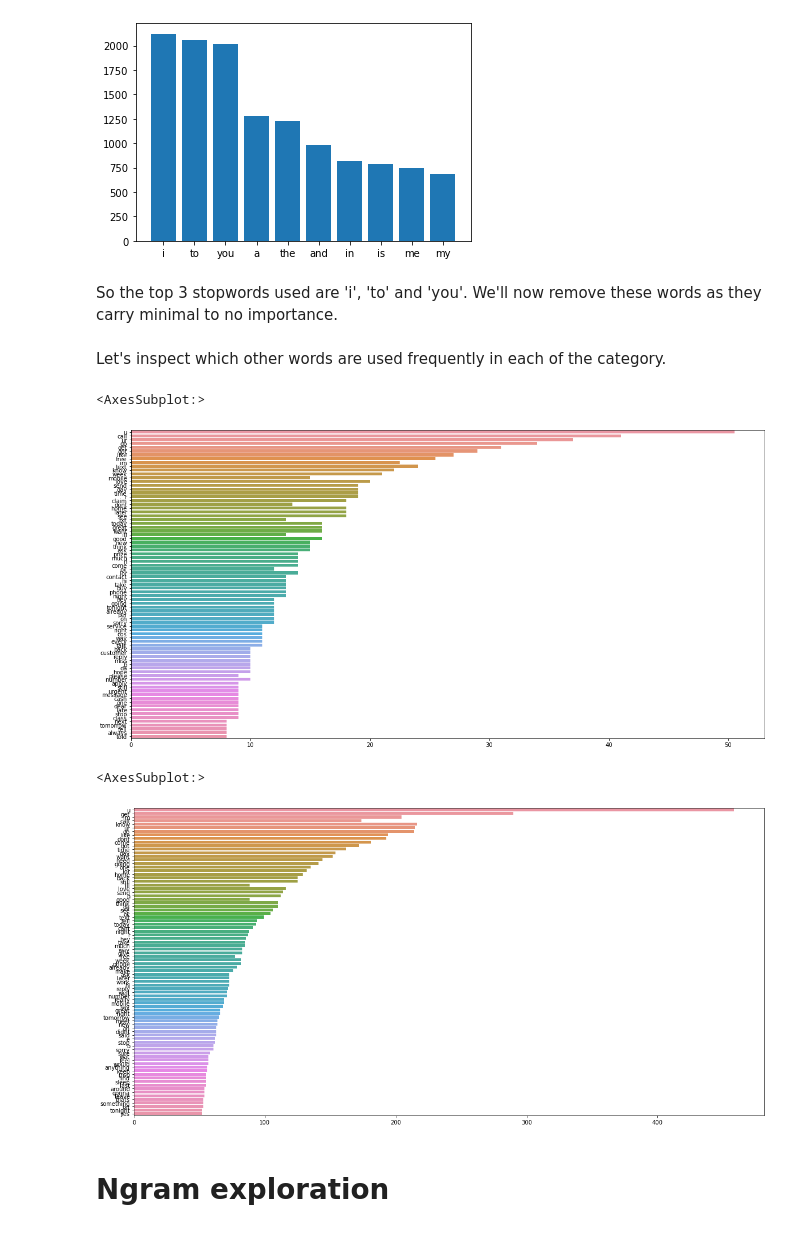
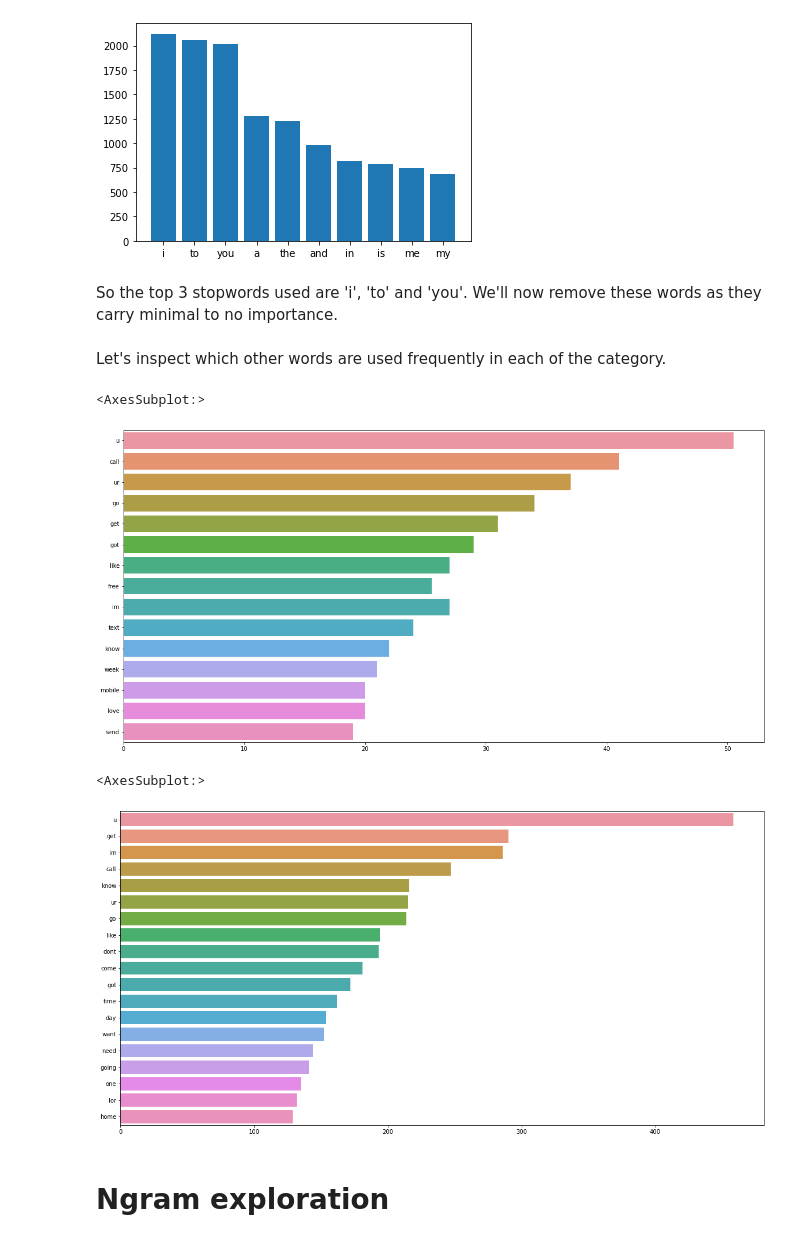
Before and after one commit to elpea74/Capstone3-SpamCollection, a Jupyter notebook: Capstone Three - Data Cleaning & EDA.ipynb, the cells around one changed output. Saved outputs shown, nothing was run; the diff lists cells and outputs as text; code cells hidden in the pictures.

```diff
--- a/Capstone Three - Data Cleaning & EDA.ipynb
+++ b/Capstone Three - Data Cleaning & EDA.ipynb
@@ -270,5 +276,3 @@ plt.bar(x,y)
 # %% [output]
 <BarContainer object of 10 artists>
 [figure]
-# %% [markdown]
-So the top 3 stopwords used are 'i', 'to' and 'you'. We'll now remove these words as they carry minimal to no importance.
@@ -292,0 +279,2 @@ for idx, text in enumerate(df['message']):
+# %% [markdown]
+So the top 3 stopwords used are 'i', 'to' and 'you'. We'll now remove these words as they carry minimal to no importance.
@@ -295,23 +301,23 @@ Let's inspect which other words are used frequently in each of the category.
 # %%
 spam_words = df[df['flag']=='spam']['message'].str.split()
 spam_words = spam_words.values.tolist()
 spam_corpus = [word for i in spam_words for word in i]
 
 from collections import Counter
 spam_counter = Counter(spam_corpus)
 spam_most = spam_counter.most_common()
 
 x, y = [], []
-for word,count in spam_most[:100]:
+for word,count in spam_most[:20]:
     if (word.lower() not in stop):
         x.append(count)
         y.append(word.lower())
 
 plt.figure(figsize=(20,10))
 sns.barplot(x=x,y=y, ci=None)
 # %% [output]
 <AxesSubplot:>
-[figure, old version]
+[figure, new version]
 # %%
 ham_words = df[df['flag']=='ham']['message'].str.split()
 ham_words = ham_words.values.tolist()
@@ -322,7 +328,7 @@ ham_counter = Counter(ham_corpus)
 ham_most = ham_counter.most_common()
 
 x, y = [], []
-for word,count in ham_most[:100]:
+for word,count in ham_most[:20]:
     if (word.lower() not in stop):
         x.append(count)
         y.append(word.lower())
@@ -331,7 +337,7 @@ plt.figure(figsize=(20,10))
 sns.barplot(x=x,y=y, ci=None)
 # %% [output]
 <AxesSubplot:>
-[figure, old version]
+[figure, new version]
 # %% [markdown]
 # Ngram exploration
 # %% [markdown]
```
Also changed, not shown: parts of 16 cells of this notebook, 2 other files.
